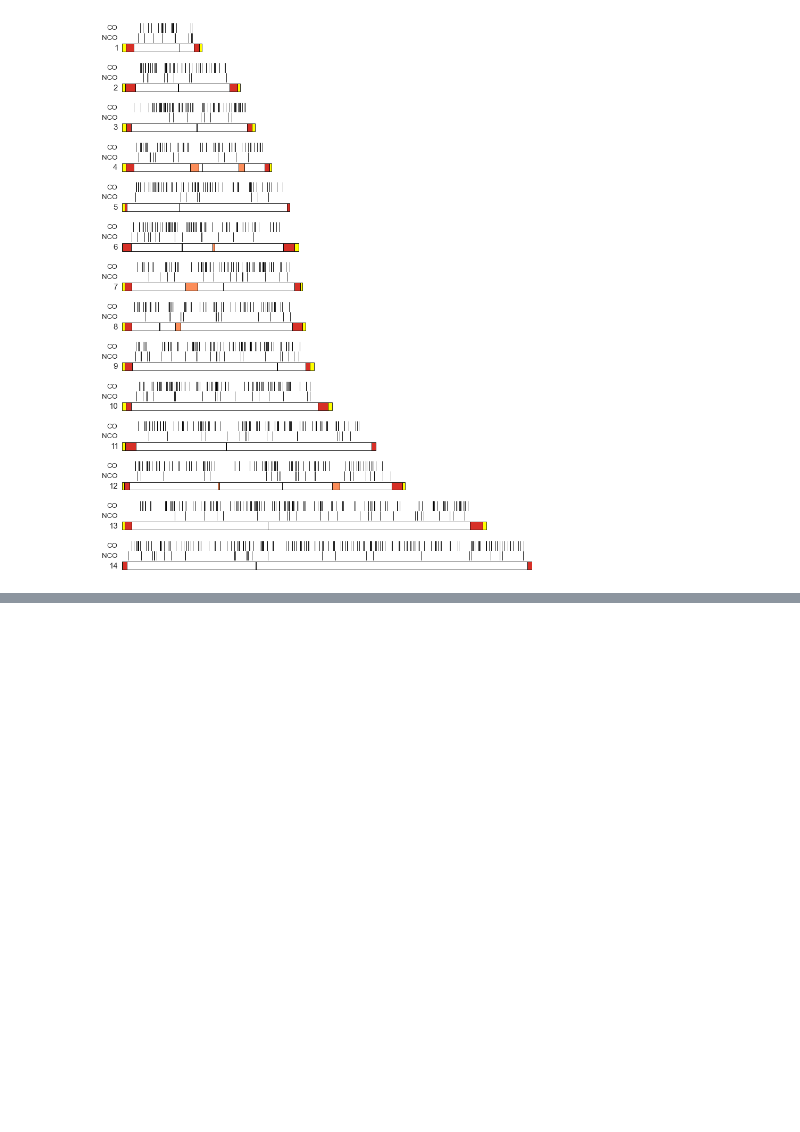
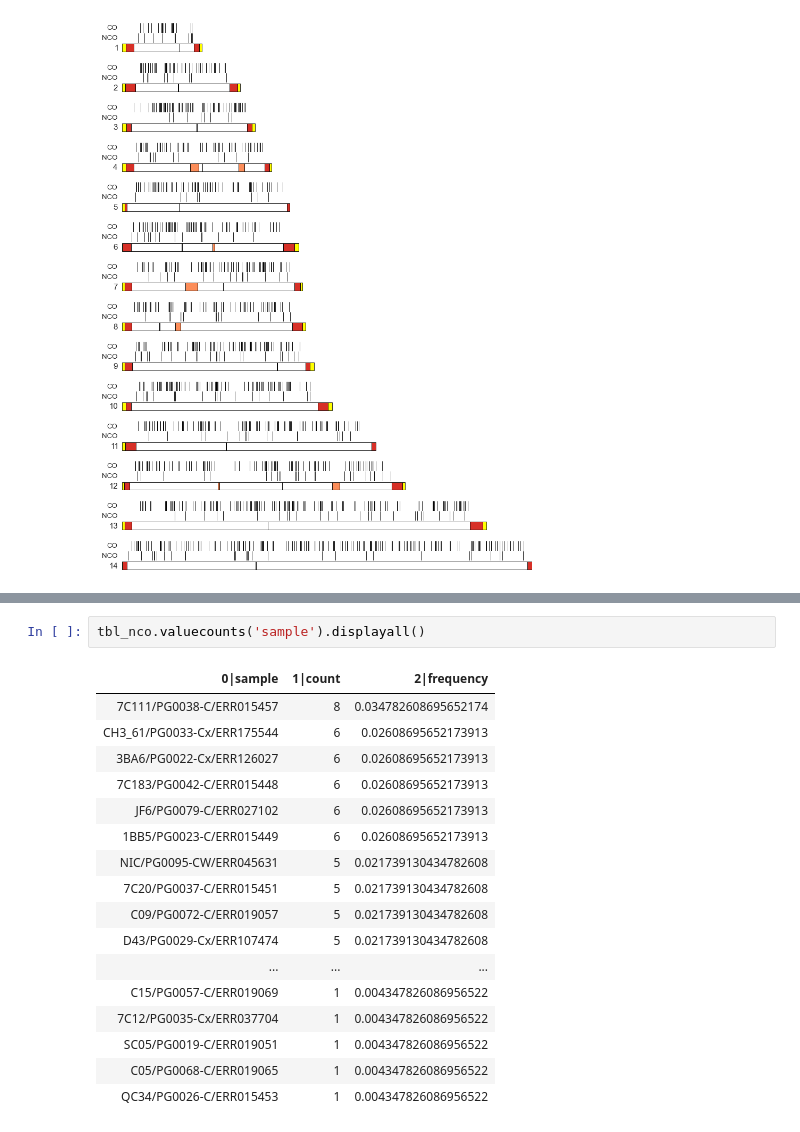
Before and after one commit to wtchg-kwiatkowski/pfx-paper-2015, a Jupyter notebook: supplementary/notebooks/recombination_events.ipynb, the cells around one changed output, grey strips where cells are left out. Cells and saved outputs as stored; diff of their text form; blank space fills up the shorter version.

```diff
--- a/supplementary/notebooks/recombination_events.ipynb
+++ b/supplementary/notebooks/recombination_events.ipynb
@@ -217,0 +236,20 @@ fig.tight_layout()
+# %%
+tbl_nco.valuecounts('sample').displayall()
+# %% [output]
+| 0|sample | 1|count | 2|frequency |
+| 7C111/PG0038-C/ERR015457 | 8 | 0.034782608695652174 |
+| CH3_61/PG0033-Cx/ERR175544 | 6 | 0.02608695652173913 |
+| 3BA6/PG0022-Cx/ERR126027 | 6 | 0.02608695652173913 |
+| 7C183/PG0042-C/ERR015448 | 6 | 0.02608695652173913 |
+| JF6/PG0079-C/ERR027102 | 6 | 0.02608695652173913 |
+| 1BB5/PG0023-C/ERR015449 | 6 | 0.02608695652173913 |
+| NIC/PG0095-CW/ERR045631 | 5 | 0.021739130434782608 |
+| 7C20/PG0037-C/ERR015451 | 5 | 0.021739130434782608 |
+| C09/PG0072-C/ERR019057 | 5 | 0.021739130434782608 |
+| D43/PG0029-Cx/ERR107474 | 5 | 0.021739130434782608 |
+| ... | ... | ... |
+| C15/PG0057-C/ERR019069 | 1 | 0.004347826086956522 |
+| 7C12/PG0035-Cx/ERR037704 | 1 | 0.004347826086956522 |
+| SC05/PG0019-C/ERR019051 | 1 | 0.004347826086956522 |
+| C05/PG0068-C/ERR019065 | 1 | 0.004347826086956522 |
+| QC34/PG0026-C/ERR015453 | 1 | 0.004347826086956522 |
```
Also changed, not shown: parts of 2 cells of this notebook.
